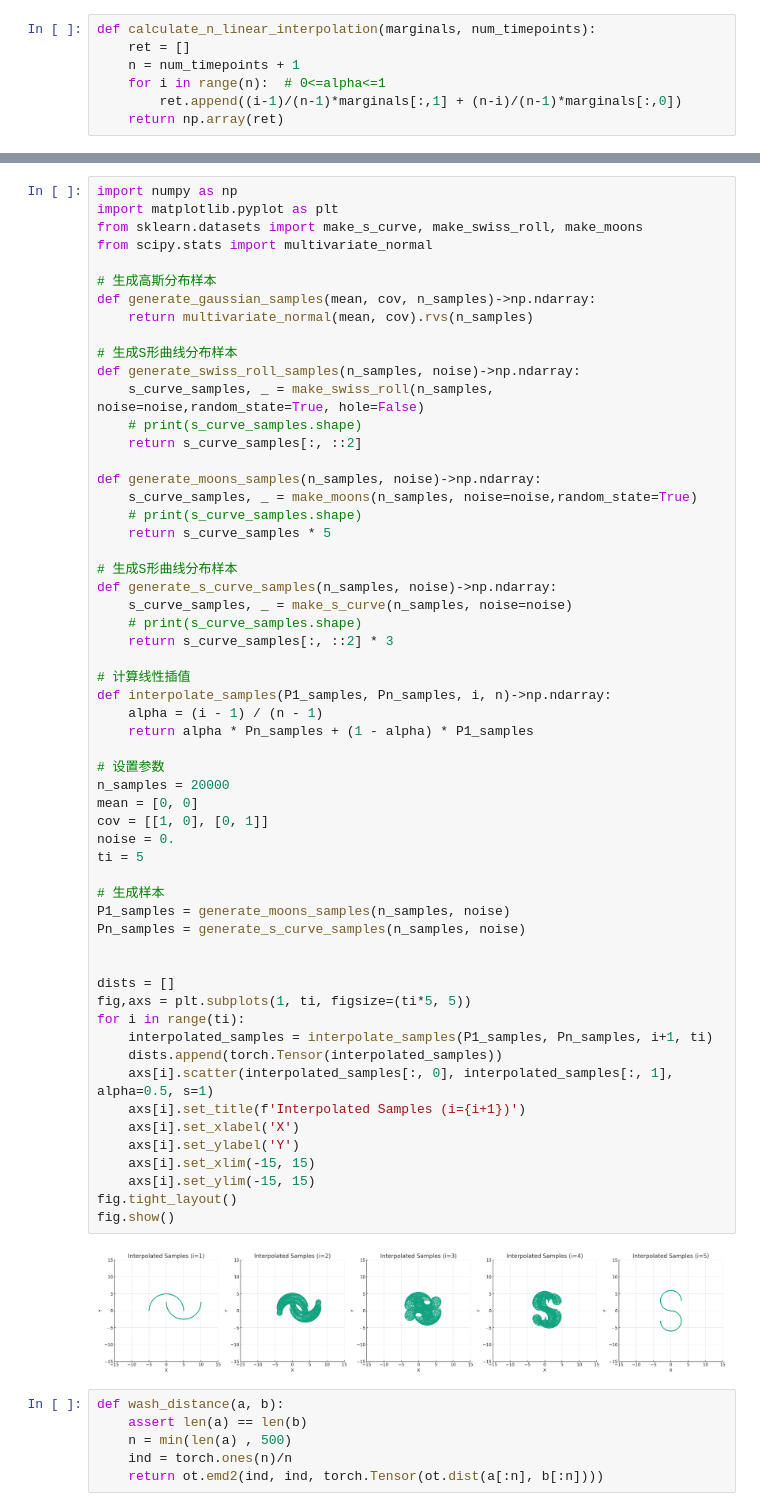
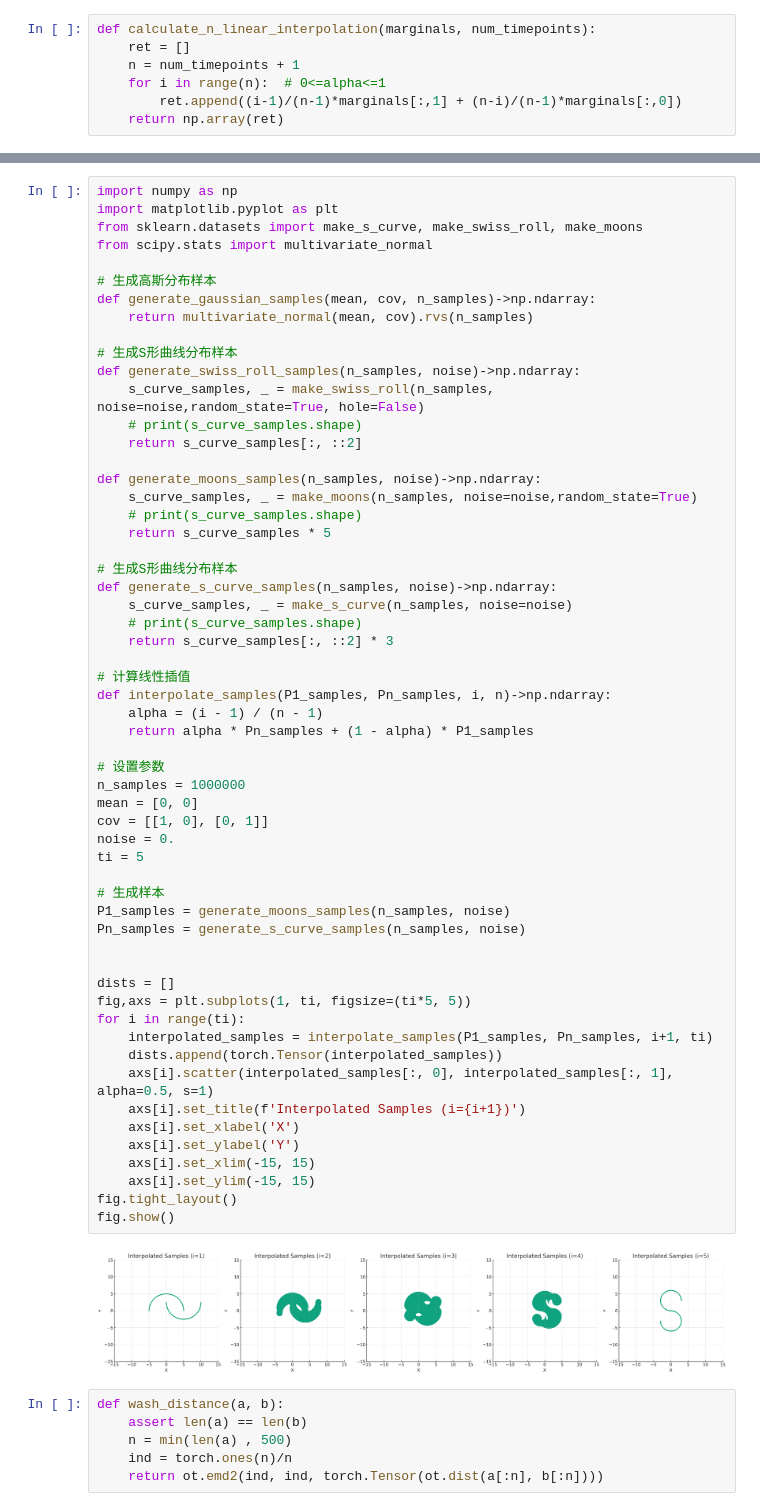
Before and after one commit to JavaZeroo/WassersteinSBP, a Jupyter notebook: multi_marginal_new_net.ipynb, the cells around one changed output, grey strips where cells are left out. Cells and saved outputs as stored; diff of their text form.

```diff
--- a/multi_marginal_new_net.ipynb
+++ b/multi_marginal_new_net.ipynb
@@ -131,35 +133,35 @@ def generate_s_curve_samples(n_samples, noise)->np.ndarray:
 # 计算线性插值
 def interpolate_samples(P1_samples, Pn_samples, i, n)->np.ndarray:
     alpha = (i - 1) / (n - 1)
     return alpha * Pn_samples + (1 - alpha) * P1_samples
 
 # 设置参数
-n_samples = 20000
+n_samples = 1000000
 mean = [0, 0]
 cov = [[1, 0], [0, 1]]
 noise = 0.
 ti = 5
 
 # 生成样本
 P1_samples = generate_moons_samples(n_samples, noise)
 Pn_samples = generate_s_curve_samples(n_samples, noise)
 
 
 dists = []
 fig,axs = plt.subplots(1, ti, figsize=(ti*5, 5))
 for i in range(ti):
     interpolated_samples = interpolate_samples(P1_samples, Pn_samples, i+1, ti)
     dists.append(torch.Tensor(interpolated_samples))
     axs[i].scatter(interpolated_samples[:, 0], interpolated_samples[:, 1], alpha=0.5, s=1)
     axs[i].set_title(f'Interpolated Samples (i={i+1})')
     axs[i].set_xlabel('X')
     axs[i].set_ylabel('Y')
     axs[i].set_xlim(-15, 15)
     axs[i].set_ylim(-15, 15)
 fig.tight_layout()
 fig.show()
 # %% [output]
-[figure, old version]
+[figure, new version]
 # %%
 def wash_distance(a, b):
     assert len(a) == len(b)
```
Also changed, not shown: parts of 8 cells of this notebook, 3 other files.
